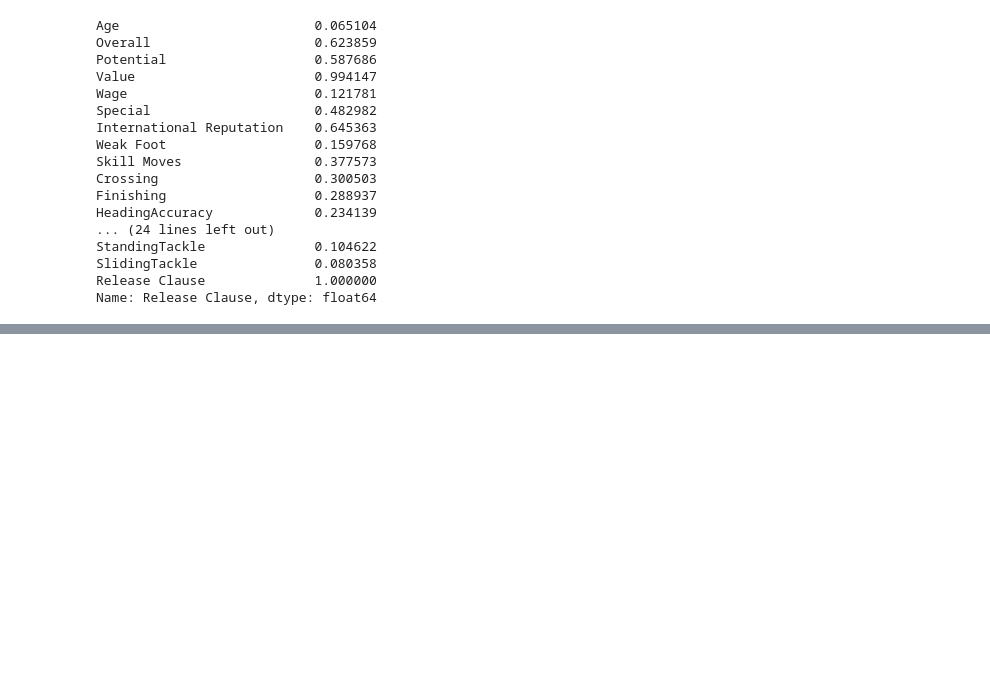
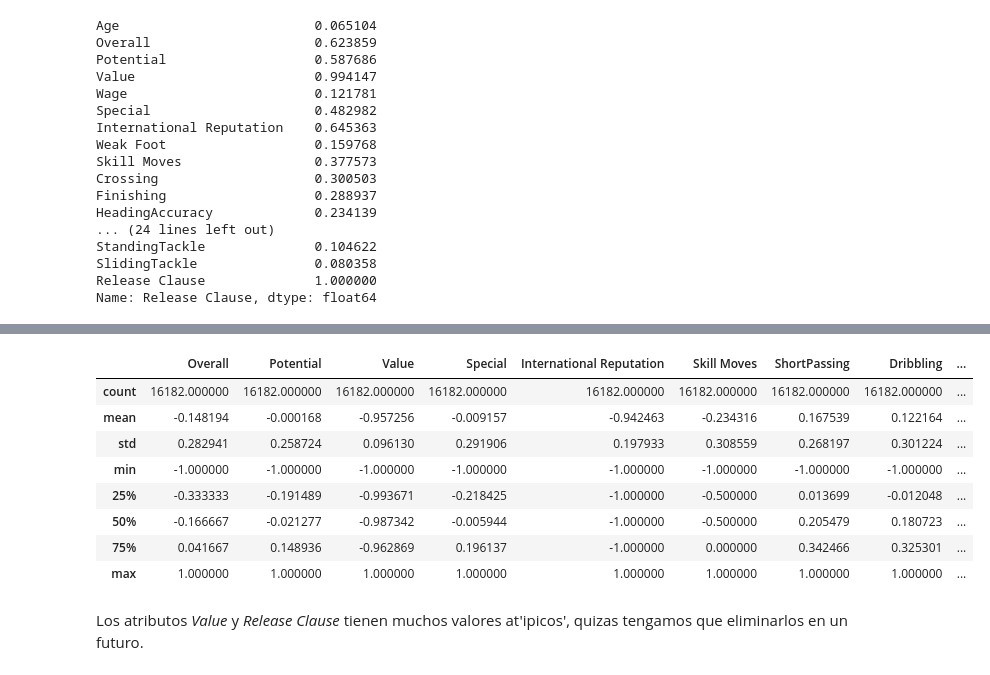
Before and after one commit to Dacarpe03/FIFAPlayersClassification, a Jupyter notebook: DataProcessingNotebooks/Data Imputation.ipynb, the cells around one changed output, grey strips where cells are left out. Saved outputs shown, nothing was run; the diff lists cells and outputs as text; code cells hidden in the pictures; blank space fills up the shorter version.

```diff
--- a/DataProcessingNotebooks/Data Imputation.ipynb
+++ b/DataProcessingNotebooks/Data Imputation.ipynb
@@ -353,0 +606,14 @@ SyntaxError: unmatched ')' (3724415341.py, line 6)
+# %%
+x.describe()
+# %% [output]
+|  | Overall | Potential | Value | Special | International Reputation | Skill Moves | ShortPassing | Dribbling | ... |
+| count | 16182.000000 | 16182.000000 | 16182.000000 | 16182.000000 | 16182.000000 | 16182.000000 | 16182.000000 | 16182.000000 | ... |
+| mean | -0.148194 | -0.000168 | -0.957256 | -0.009157 | -0.942463 | -0.234316 | 0.167539 | 0.122164 | ... |
+| std | 0.282941 | 0.258724 | 0.096130 | 0.291906 | 0.197933 | 0.308559 | 0.268197 | 0.301224 | ... |
+| min | -1.000000 | -1.000000 | -1.000000 | -1.000000 | -1.000000 | -1.000000 | -1.000000 | -1.000000 | ... |
+| 25% | -0.333333 | -0.191489 | -0.993671 | -0.218425 | -1.000000 | -0.500000 | 0.013699 | -0.012048 | ... |
+| 50% | -0.166667 | -0.021277 | -0.987342 | -0.005944 | -1.000000 | -0.500000 | 0.205479 | 0.180723 | ... |
+| 75% | 0.041667 | 0.148936 | -0.962869 | 0.196137 | -1.000000 | 0.000000 | 0.342466 | 0.325301 | ... |
+| max | 1.000000 | 1.000000 | 1.000000 | 1.000000 | 1.000000 | 1.000000 | 1.000000 | 1.000000 | ... |
+# %% [markdown]
+Los atributos *Value* y *Release Clause* tienen muchos valores at\'ipicos', quizas tengamos que eliminarlos en un futuro.
```
Also changed, not shown: parts of 42 cells of this notebook, 2 other files.
